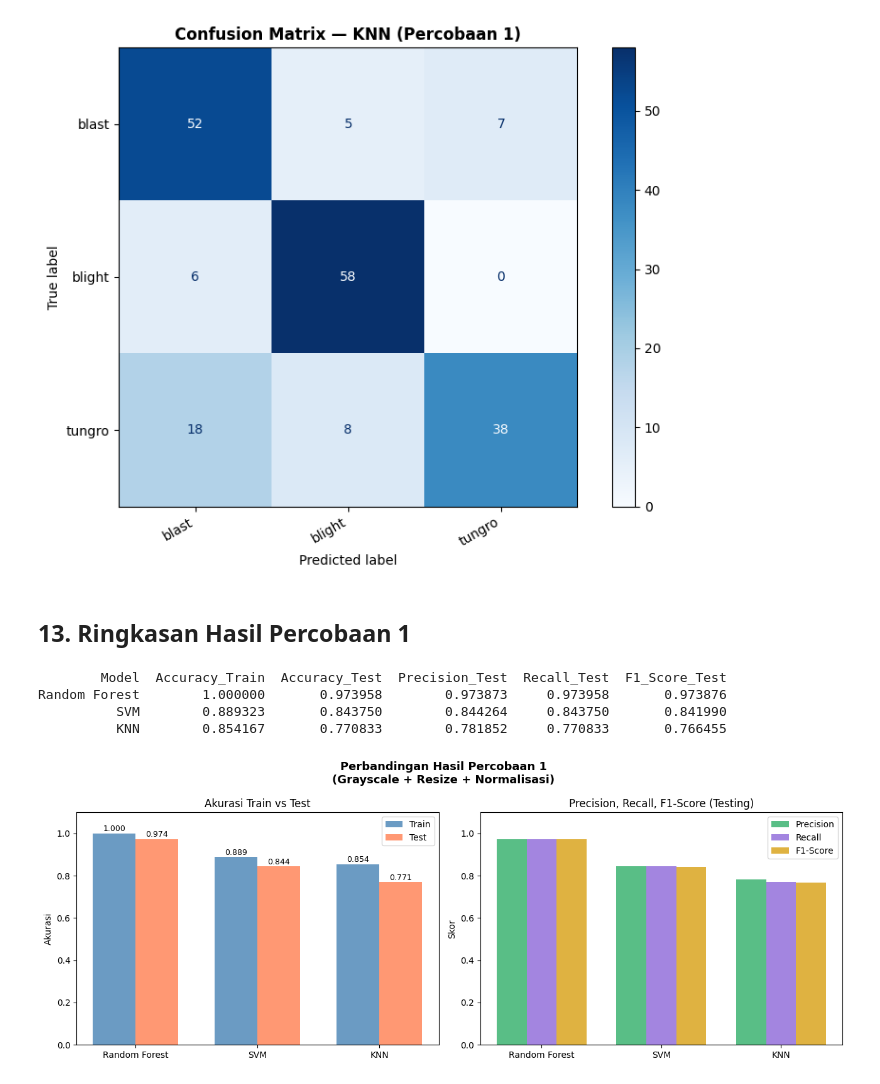
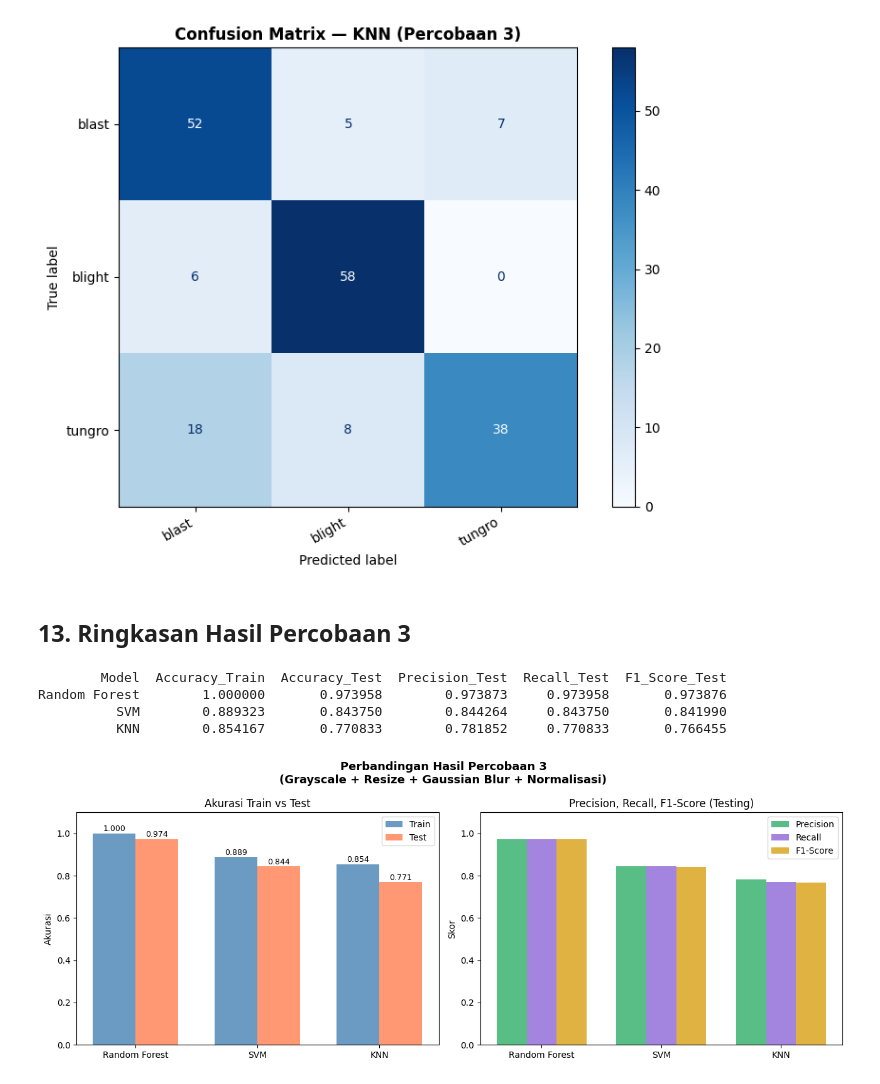
Before and after one commit to gazarabbani/Project-PCD-34-, a Jupyter notebook: Percobaan_3.ipynb, the cells around one changed output. Drawn from its saved outputs; the diff is of its cells as text; code cells hidden in the pictures.

```diff
--- a/Percobaan_3.ipynb
+++ b/Percobaan_3.ipynb
@@ -238,7 +238,7 @@ for col, kelas in enumerate(unique_labels):
 
     # Baris 2: hasil preprocessing
     axes[1, col].imshow(dataPreprocessed[idx], cmap='gray', vmin=0, vmax=255)
-    axes[1, col].set_title(f"{kelas}\n(Resize + Gausian Blur + Median)", fontsize=9)
+    axes[1, col].set_title(f"{kelas}\n(Resize + Gaussian Blur + Normalisasi)", fontsize=9)
     axes[1, col].axis('off')
 
 plt.tight_layout()
@@ -443,10 +443,10 @@ for j, col in enumerate(wav_col_names):
     dataTable[col] = wavelet_features[:, j]
 
 df = pd.DataFrame(dataTable)
-df.to_csv('hasil_ekstraksi_percobaan1.csv', index=False)
+df.to_csv('hasil_ekstraksi_percobaan3.csv', index=False)
 
-hasilEkstrak = pd.read_csv('hasil_ekstraksi_percobaan1.csv')
-print(f"   CSV berhasil disimpan: 'hasil_ekstraksi_percobaan1.csv'")
+hasilEkstrak = pd.read_csv('hasil_ekstraksi_percobaan3.csv')
+print(f"   CSV berhasil disimpan: 'hasil_ekstraksi_percobaan3.csv'")
 print(f"   Shape DataFrame: {hasilEkstrak.shape}")
 hasilEkstrak.head()
 # %% [output]
@@ -678,7 +678,7 @@ plot_confusion_matrix(y_test, y_pred_knn_test, "Confusion Matrix — KNN (Percob
 [figure]
 [figure]
 # %% [markdown]
-## 13. Ringkasan Hasil Percobaan 1
+## 13. Ringkasan Hasil Percobaan 3
 # %%
 hasil_summary = pd.DataFrame({
     'Model': ['Random Forest', 'SVM', 'KNN'],
@@ -699,7 +699,7 @@ Random Forest        1.000000       0.973958        0.973873     0.973958
           KNN        0.854167       0.770833        0.781852     0.770833       0.766455
 # %%
 fig, axes = plt.subplots(1, 2, figsize=(13, 5))
-fig.suptitle('Perbandingan Hasil Percobaan 1\n(Grayscale + Resize + Normalisasi)',
+fig.suptitle('Perbandingan Hasil Percobaan 3\n(Grayscale + Resize + Gaussian Blur + Normalisasi)',
              fontsize=13, fontweight='bold')
 
 models = hasil_summary['Model']
@@ -707,31 +707,31 @@ x = np.arange(len(models))
 width = 0.35
 
 # Grafik Akurasi Train vs Test
 axes[0].bar(x - width/2, hasil_summary['Accuracy_Train'], width, label='Train', color='steelblue', alpha=0.8)
 axes[0].bar(x + width/2, hasil_summary['Accuracy_Test'],  width, label='Test',  color='coral',     alpha=0.8)
 axes[0].set_xticks(x)
 axes[0].set_xticklabels(models)
 axes[0].set_ylim(0, 1.1)
 axes[0].set_ylabel('Akurasi')
 axes[0].set_title('Akurasi Train vs Test')
 axes[0].legend()
 for xi, (tr, te) in enumerate(zip(hasil_summary['Accuracy_Train'], hasil_summary['Accuracy_Test'])):
     axes[0].text(xi - width/2, tr + 0.01, f"{tr:.3f}", ha='center', fontsize=9)
     axes[0].text(xi + width/2, te + 0.01, f"{te:.3f}", ha='center', fontsize=9)
 
 # Grafik Precision, Recall, F1
 w = 0.25
 axes[1].bar(x - w, hasil_summary['Precision_Test'], w, label='Precision', color='mediumseagreen', alpha=0.85)
 axes[1].bar(x,     hasil_summary['Recall_Test'],    w, label='Recall',    color='mediumpurple',   alpha=0.85)
 axes[1].bar(x + w, hasil_summary['F1_Score_Test'],  w, label='F1-Score',  color='goldenrod',      alpha=0.85)
 axes[1].set_xticks(x)
 axes[1].set_xticklabels(models)
 axes[1].set_ylim(0, 1.1)
 axes[1].set_ylabel('Skor')
 axes[1].set_title('Precision, Recall, F1-Score (Testing)')
 axes[1].legend()
 
 plt.tight_layout()
 plt.show()
 # %% [output]
-[figure, old version]
+[figure, new version]
```
Also changed, not shown: parts of 6 cells of this notebook, 9 other files.
